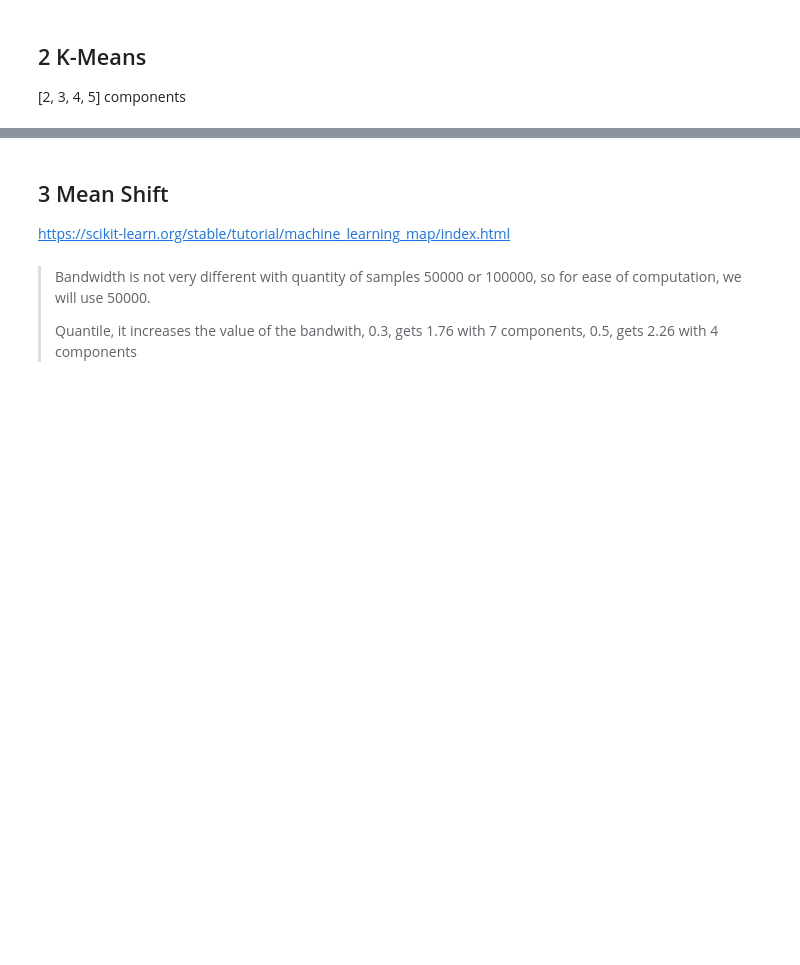
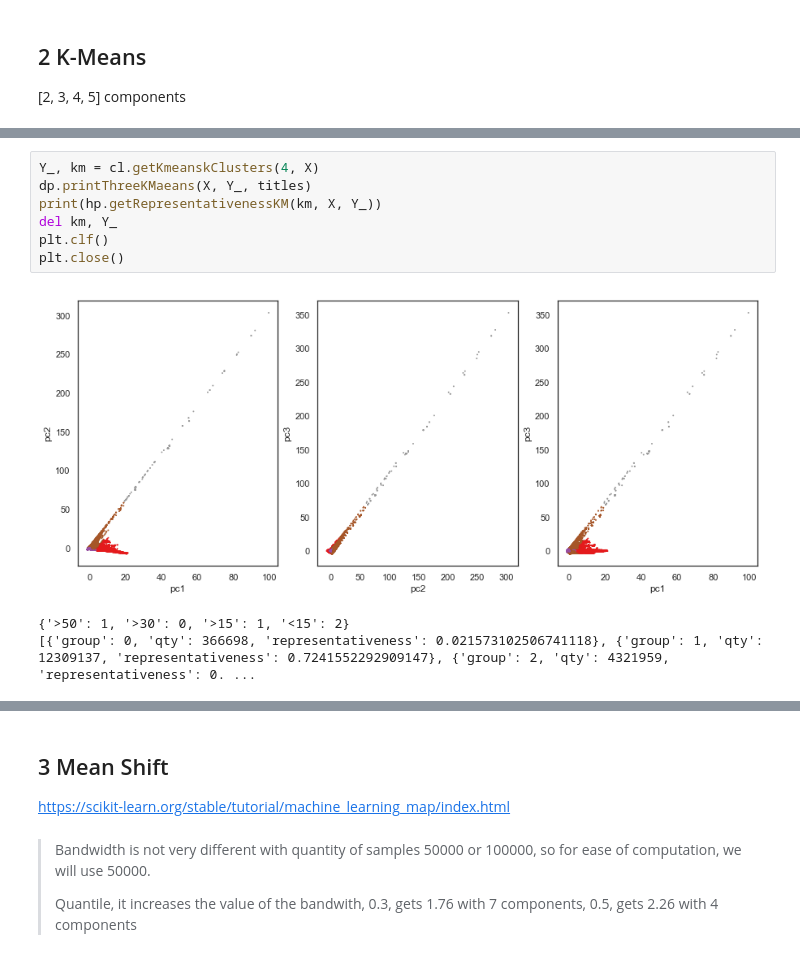
Before and after one commit to valeporti/stg_ete, a Jupyter notebook: test_4.ipynb, the cells around one changed output, grey strips where cells are left out. Cells and saved outputs as stored; diff of their text form; blank space fills up the shorter version.

```diff
--- a/test_4.ipynb
+++ b/test_4.ipynb
@@ -439,0 +448,11 @@ print(hp.getRepresentativenessKM(km, X, Y_))
+# %%
+Y_, km = cl.getKmeanskClusters(4, X)
+dp.printThreeKMaeans(X, Y_, titles)
+print(hp.getRepresentativenessKM(km, X, Y_))
+del km, Y_
+plt.clf()
+plt.close()
+# %% [output]
+[figure, added]
+{'>50': 1, '>30': 0, '>15': 1, '<15': 2}
+[{'group': 0, 'qty': 366698, 'representativeness': 0.021573102506741118}, {'group': 1, 'qty': 12309137, 'representativeness': 0.7241552292909147}, {'group': 2, 'qty': 4321959, 'representativeness': 0. ...
```
Also changed, not shown: parts of 21 cells of this notebook, 6 other files.
